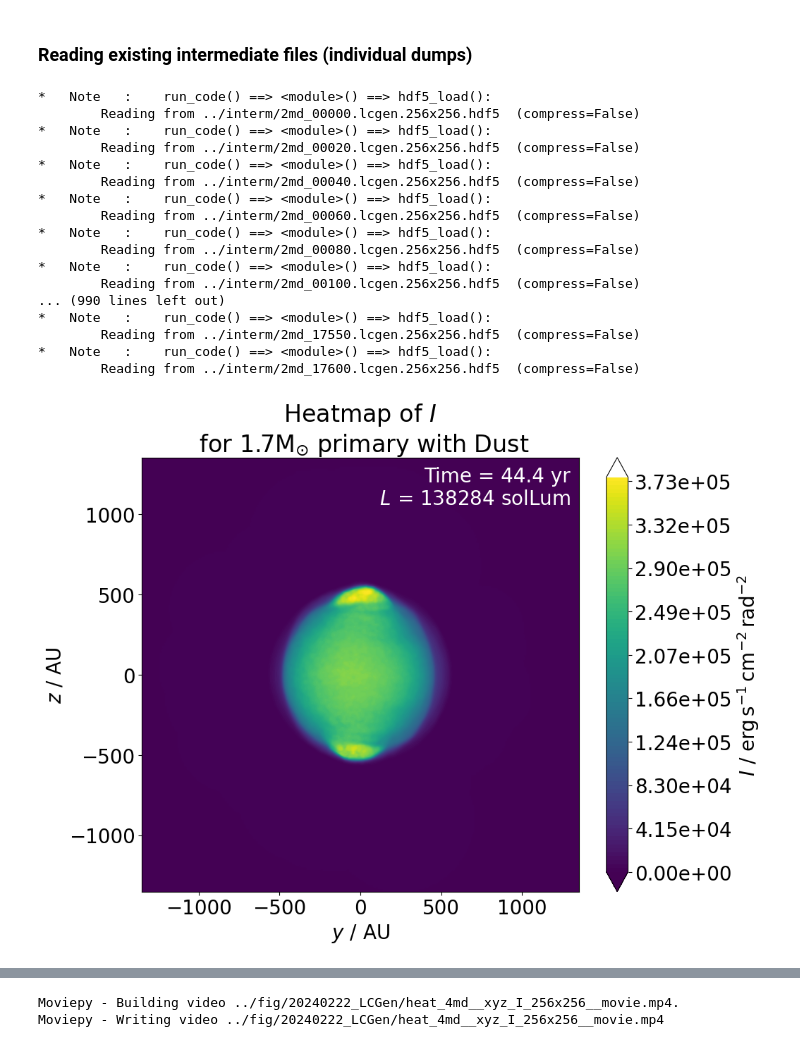
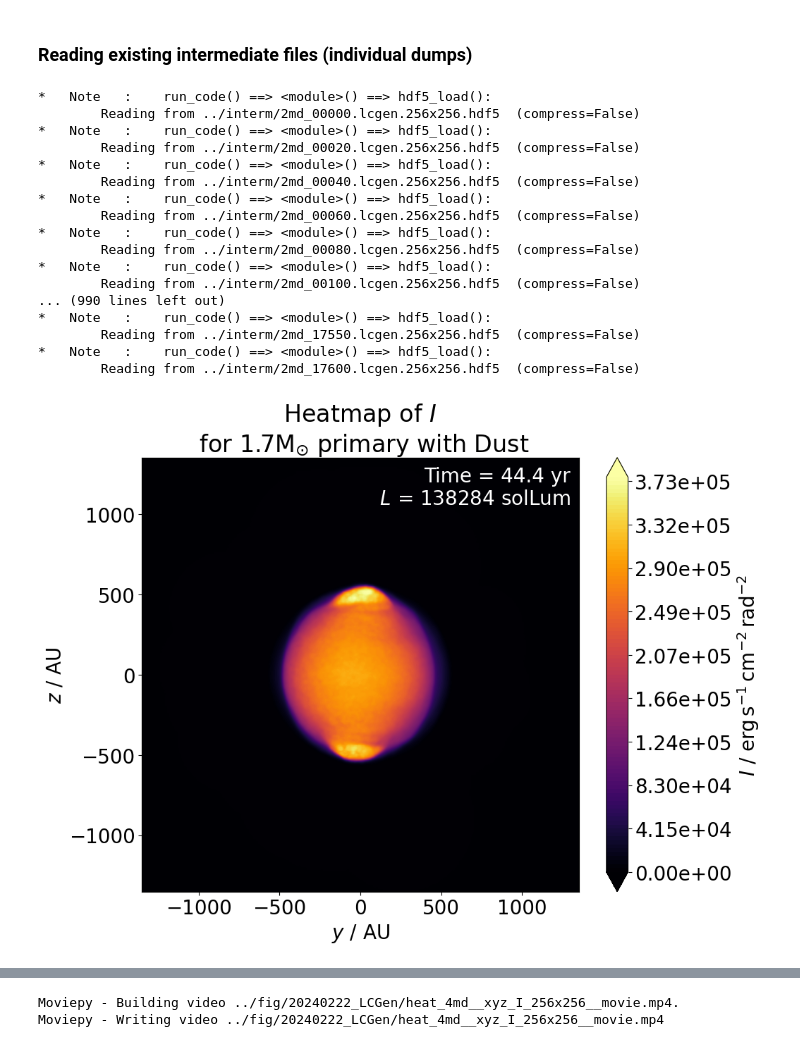
Before and after one commit to chunliangmu/RTinCEE-scripts-2024, a Jupyter notebook: script_LCGen_analysis.ipynb, the cells around one changed output, grey strips where cells are left out. Saved outputs shown, nothing was run; the diff lists cells and outputs as text; code cells hidden in the pictures.

```diff
--- a/script_LCGen_analysis.ipynb
+++ b/script_LCGen_analysis.ipynb
@@ -545,48 +543,48 @@ if __name__ == '__main__':
                 del figs
                 figs = []
 
-                cmap = plt.get_cmap()
-                cmap.set_over('white')
+                cmap = plt.get_cmap('inferno') #plt.get_cmap()
+                #cmap.set_over('white')
 
-                fig, ax, outfilenames = plot_heat(
+                fig, _, outfilenames = plot_heat(
                     no_xy, rays_u, rads, data_label="$I$",
                     xyzs=xyzs, save_label=f"I",
                     job_profile=job_profile, file_index=file_index, cmap=cmap, notes=data,
                     norm=mpl.colors.Normalize(0., I_range, clip=False),
                     cbar_num_fmt=lambda x, pos: f"{x:.2e}",
                     facecolor=cmap.get_under(), text_color='white',
                     output_dir=output_dir, out_exts=['png'], verbose=verbose_loop)
                 outfilenames_dict['rads' ][job_nickname][xyzs].append(outfilenames[-1])
                 figs.append(fig)
 
-                fig, _, outfilenames = plot_heat(
-                    no_xy, rays_u, data['contr'], data_label="contribution fraction of the most contributed",
-                    xyzs=xyzs, save_label=f"contr",
-                    job_profile=job_profile, file_index=file_index, cmap='seismic', notes=data,
-                    ticks=10,
-                    norm=mpl.colors.Normalize(0., 100.),
-                    output_dir=output_dir, out_exts=['png'], verbose=verbose_loop)
-                outfilenames_dict['contr'][job_nickname][xyzs].append(outfilenames[-1])
-                figs.append(fig)
+                # fig, _, outfilenames = plot_heat(
+                #     no_xy, rays_u, data['contr'], data_label="contribution fraction of the most contributed",
+                #     xyzs=xyzs, save_label=f"contr",
+                #     job_profile=job_profile, file_index=file_index, cmap='seismic', notes=data,
+                #     ticks=10,
+                #     norm=mpl.colors.Normalize(0., 100.),
+                #     output_dir=output_dir, out_exts=['png'], verbose=verbose_loop)
+                # outfilenames_dict['contr'][job_nickname][xyzs].append(outfilenames[-1])
+                # figs.append(fig)
                 del data, rays_u, rads, I_avg, I_range
             del data_full
             gc.collect()
 # %% [output]
 *   Note   :    run_code() ==> <module>() ==> hdf5_load():
         Reading from ../interm/2md_00000.lcgen.256x256.hdf5  (compress=False)
 *   Note   :    run_code() ==> <module>() ==> hdf5_load():
         Reading from ../interm/2md_00020.lcgen.256x256.hdf5  (compress=False)
 *   Note   :    run_code() ==> <module>() ==> hdf5_load():
         Reading from ../interm/2md_00040.lcgen.256x256.hdf5  (compress=False)
 *   Note   :    run_code() ==> <module>() ==> hdf5_load():
         Reading from ../interm/2md_00060.lcgen.256x256.hdf5  (compress=False)
 *   Note   :    run_code() ==> <module>() ==> hdf5_load():
         Reading from ../interm/2md_00080.lcgen.256x256.hdf5  (compress=False)
 *   Note   :    run_code() ==> <module>() ==> hdf5_load():
         Reading from ../interm/2md_00100.lcgen.256x256.hdf5  (compress=False)
 ... (990 lines left out)
 *   Note   :    run_code() ==> <module>() ==> hdf5_load():
         Reading from ../interm/2md_17550.lcgen.256x256.hdf5  (compress=False)
 *   Note   :    run_code() ==> <module>() ==> hdf5_load():
         Reading from ../interm/2md_17600.lcgen.256x256.hdf5  (compress=False)
-[figure, old version]
+[figure, new version]
```
Also changed, not shown: parts of 6 cells of this notebook, 4 other files.
